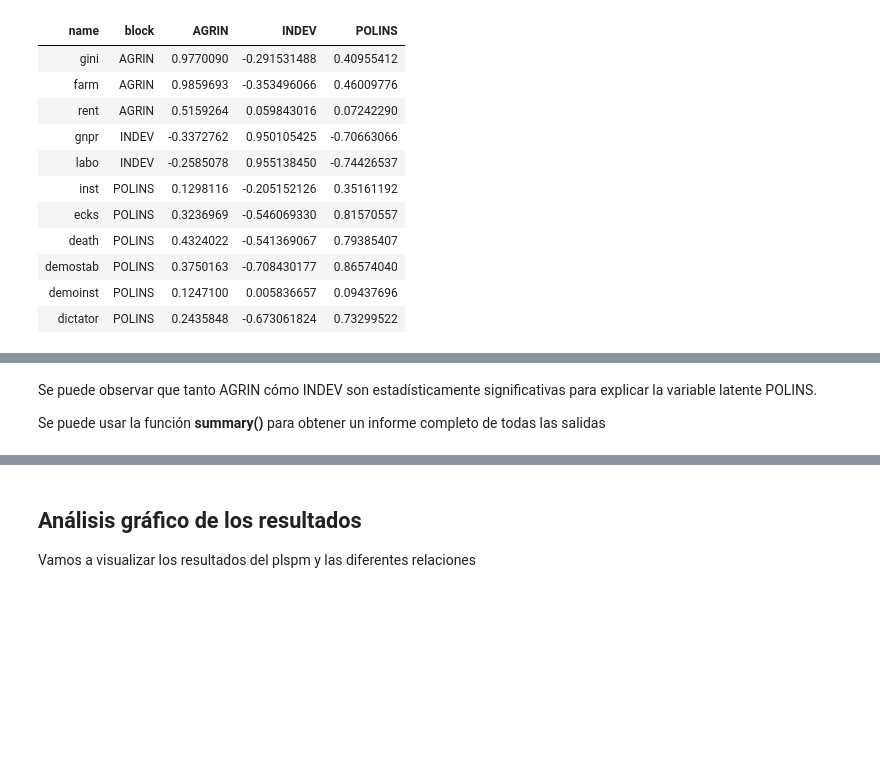
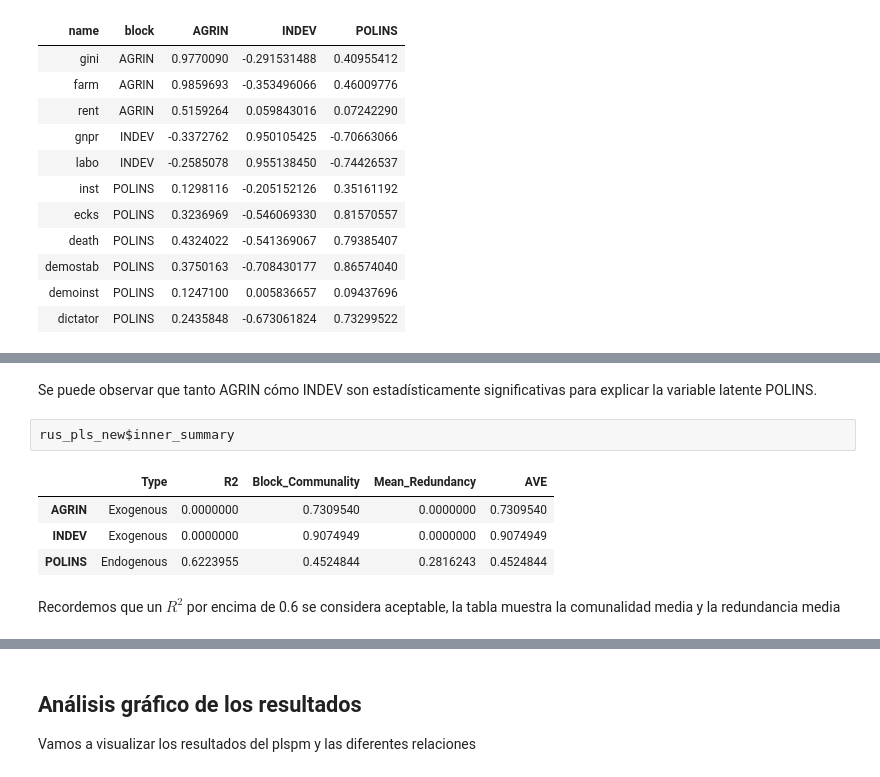
Before and after one commit to Wilmar3752/Analisis-multivariante, a Jupyter notebook: plspm_example.ipynb, the cells around one changed output, grey strips where cells are left out. Drawn from its saved outputs; the diff is of its cells as text; blank space fills up the shorter version.

```diff
--- a/plspm_example.ipynb
+++ b/plspm_example.ipynb
@@ -223,4 +240,11 @@ rus_pls_new$crossloadings
 # %% [markdown]
 Se puede observar que tanto AGRIN cómo INDEV son estadísticamente significativas para explicar la variable latente POLINS.
-
-Se puede usar la función **summary()** para obtener un informe completo de todas las salidas
+# %%
+rus_pls_new$inner_summary
+# %% [output]
+|  | Type | R2 | Block_Communality | Mean_Redundancy | AVE |
+| AGRIN | Exogenous | 0.0000000 | 0.7309540 | 0.0000000 | 0.7309540 |
+| INDEV | Exogenous | 0.0000000 | 0.9074949 | 0.0000000 | 0.9074949 |
+| POLINS | Endogenous | 0.6223955 | 0.4524844 | 0.2816243 | 0.4524844 |
+# %% [markdown]
+Recordemos que un $R^2$ por encima de 0.6 se considera aceptable, la tabla muestra la comunalidad media y la redundancia media
```
Also changed, not shown: parts of 13 cells of this notebook.
